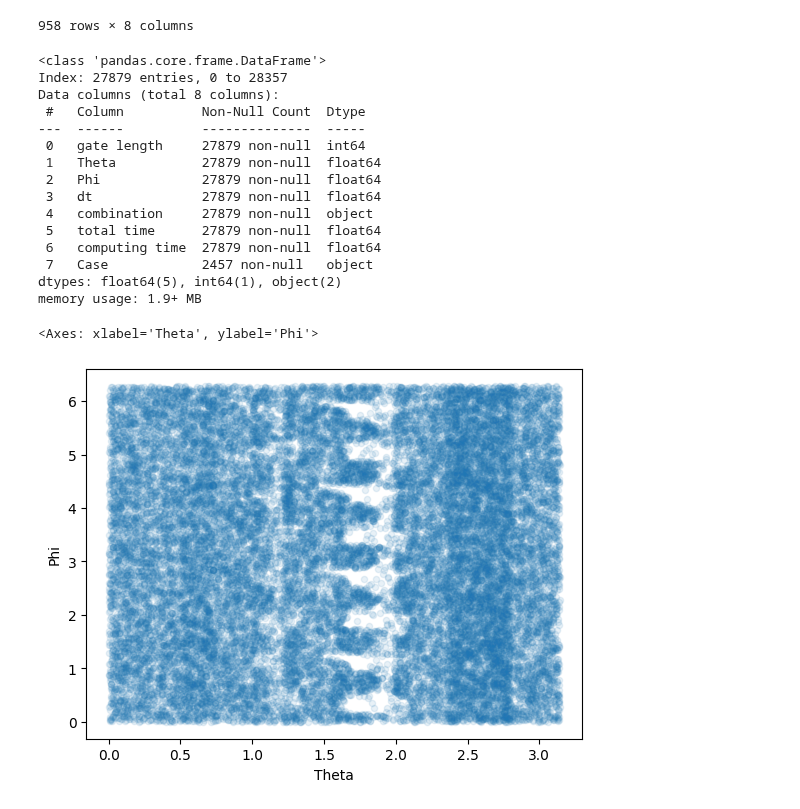
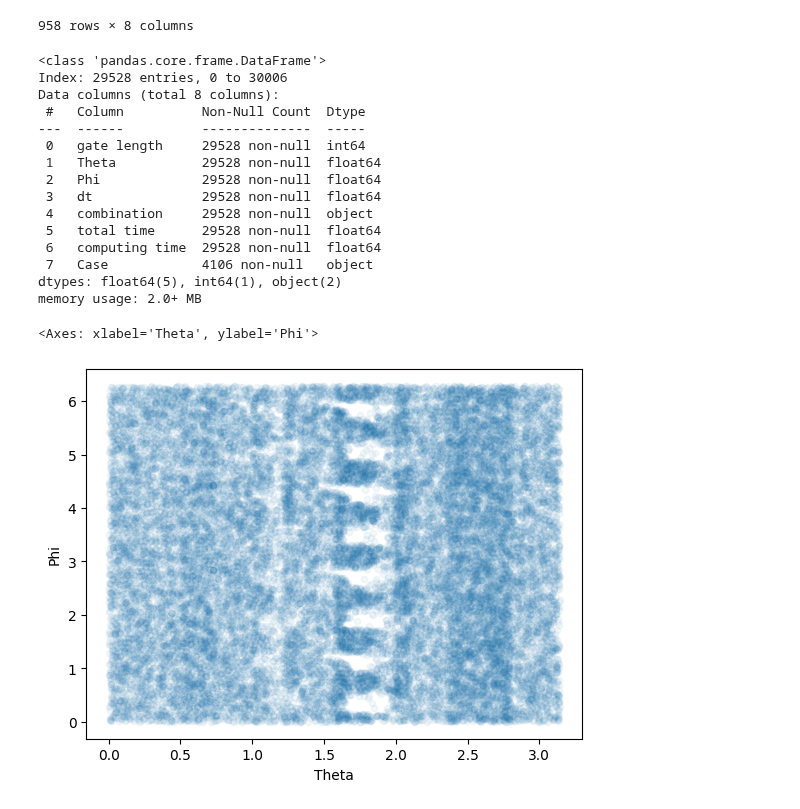
Before and after one commit to NostalgicJ/Quantum_2023, a Jupyter notebook: Data/using/dt_2.6/need_preprocessing/strain_files.ipynb, the cells around one changed output. Cells and saved outputs as stored; diff of their text form; code cells hidden in the pictures.

```diff
--- a/Data/using/dt_2.6/need_preprocessing/strain_files.ipynb
+++ b/Data/using/dt_2.6/need_preprocessing/strain_files.ipynb
@@ -1,7 +1,7 @@
 # %%
 import pandas as pd
 
-df = pd.read_csv("concatenated/data_concatenated_20231005_104150.csv")
+df = pd.read_csv("concatenated/data_concatenated_20231016_132031.csv")
 
 df.info()
 # %% [output]
@@ -80,25 +80,25 @@ df = df.drop_duplicates()
 df.info()
 # %% [output]
 <class 'pandas.core.frame.DataFrame'>
-Index: 27879 entries, 0 to 28357
+Index: 29528 entries, 0 to 30006
 Data columns (total 8 columns):
  #   Column          Non-Null Count  Dtype
 ---  ------          --------------  -----
- 0   gate length     27879 non-null  int64
- 1   Theta           27879 non-null  float64
- 2   Phi             27879 non-null  float64
- 3   dt              27879 non-null  float64
- 4   combination     27879 non-null  object
- 5   total time      27879 non-null  float64
- 6   computing time  27879 non-null  float64
- 7   Case            2457 non-null   object
+ 0   gate length     29528 non-null  int64
+ 1   Theta           29528 non-null  float64
+ 2   Phi             29528 non-null  float64
+ 3   dt              29528 non-null  float64
+ 4   combination     29528 non-null  object
+ 5   total time      29528 non-null  float64
+ 6   computing time  29528 non-null  float64
+ 7   Case            4106 non-null   object
 dtypes: float64(5), int64(1), object(2)
-memory usage: 1.9+ MB
+memory usage: 2.0+ MB
 # %%
-df.plot(kind = "scatter", x="Theta", y="Phi", alpha=0.1)
+df.plot(kind = "scatter", x="Theta", y="Phi", alpha=0.05)
 # %% [output]
 <Axes: xlabel='Theta', ylabel='Phi'>
-[figure, old version]
+[figure, new version]
 # %%
 import os
 from datetime import datetime
```
Also changed, not shown: parts of 3 cells of this notebook, 26 other files.
